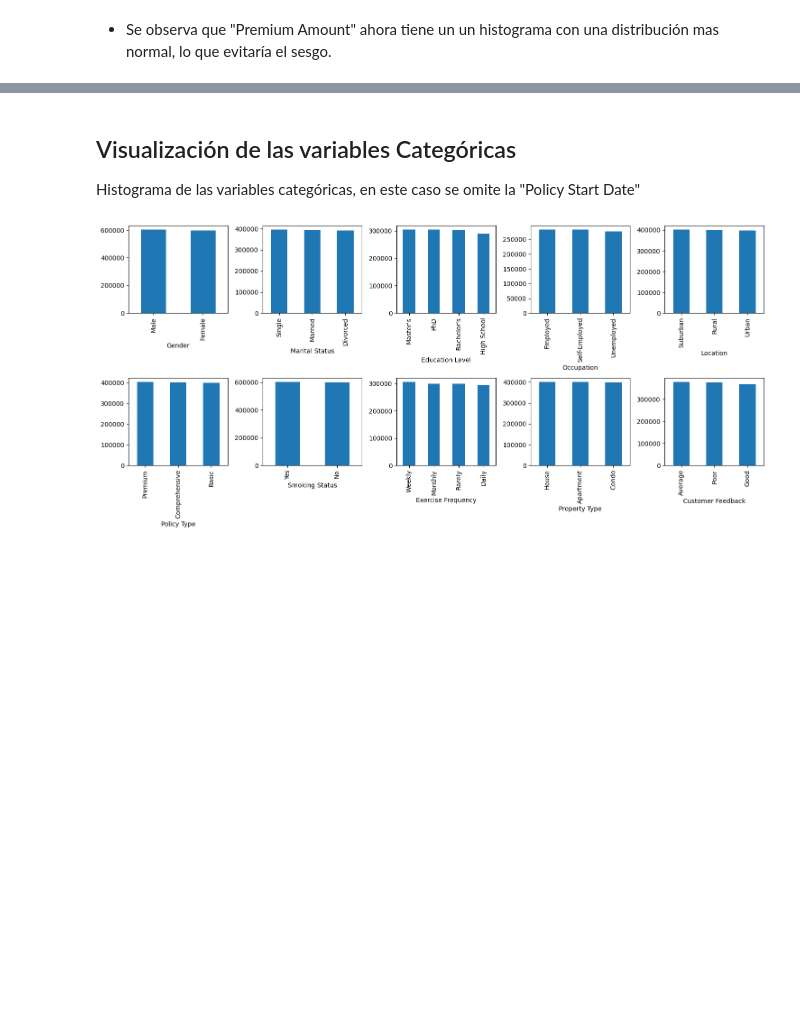
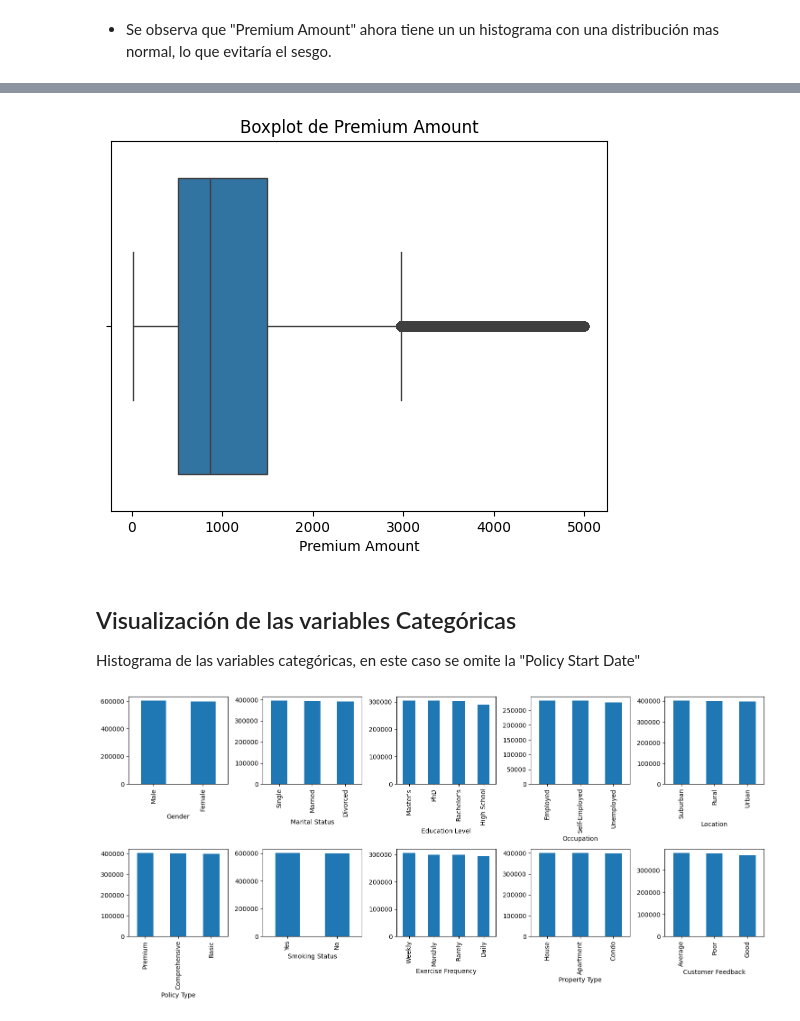
Before and after one commit to JahilCorbera/Kaggle-Insurance-Regression, a Jupyter notebook: notebooks/01_data_understanding/02_EDA_detailed.ipynb, the cells around one changed output, grey strips where cells are left out. Saved outputs shown, nothing was run; the diff lists cells and outputs as text; code cells hidden in the pictures; blank space fills up the shorter version.

```diff
--- a/notebooks/01_data_understanding/02_EDA_detailed.ipynb
+++ b/notebooks/01_data_understanding/02_EDA_detailed.ipynb
@@ -46,3 +46,9 @@ sns.histplot(train_transform_df["Premium Amount"], kde=True)
+# %%
+sns.boxplot(x=train_transform_df["Premium Amount"])
+plt.title("Boxplot de Premium Amount")
+plt.show()
+# %% [output]
+[figure, added]
 # %% [markdown]
 ## Visualización de las variables Categóricas
 Histograma de las variables categóricas, en este caso se omite la "Policy Start Date"
```
Also changed, not shown: parts of 4 cells of this notebook, 4 other files.
